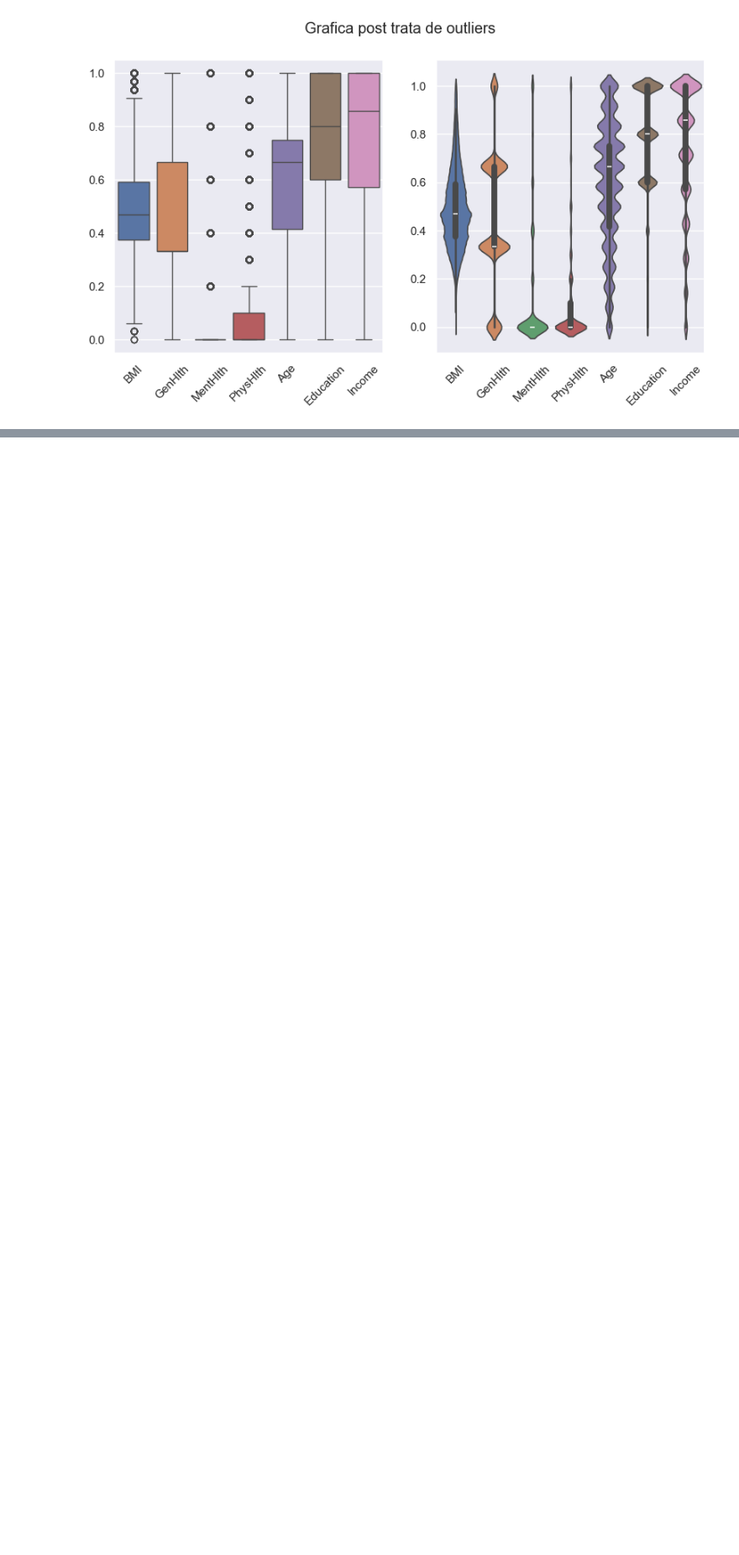
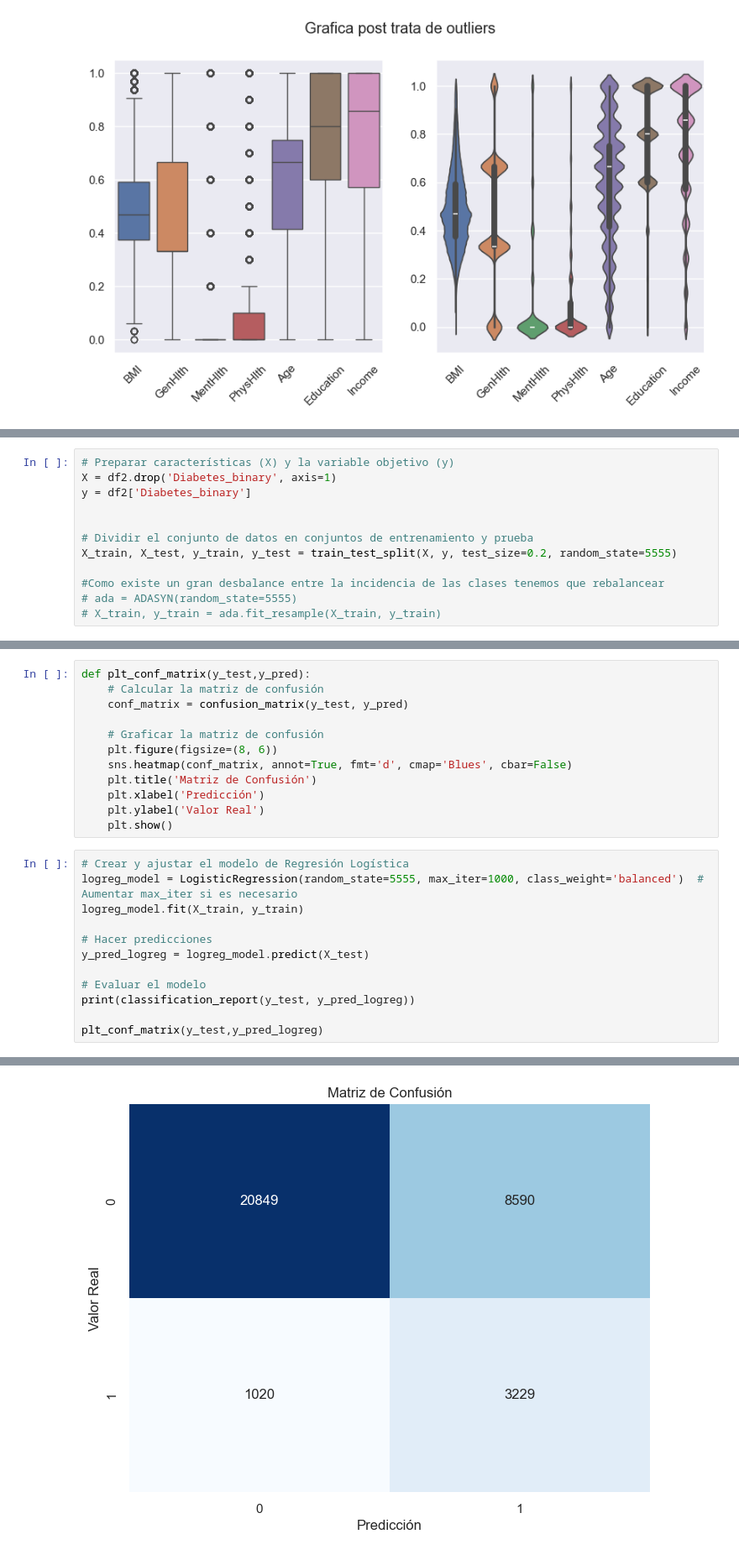
Before and after one commit to Gaddran/Tarea4MachineLearning, a Jupyter notebook: notebooks/Tarea4.ipynb, the cells around one changed output, grey strips where cells are left out. Shown at 84% size. Saved outputs shown, nothing was run; the diff lists cells and outputs as text; blank space fills up the shorter version.

```diff
--- a/notebooks/Tarea4.ipynb
+++ b/notebooks/Tarea4.ipynb
@@ -266,0 +289,12 @@ plt.show()
+# %%
+# Preparar características (X) y la variable objetivo (y)
+X = df2.drop('Diabetes_binary', axis=1)
+y = df2['Diabetes_binary']
+
+
+# Dividir el conjunto de datos en conjuntos de entrenamiento y prueba
+X_train, X_test, y_train, y_test = train_test_split(X, y, test_size=0.2, random_state=5555)
+
+#Como existe un gran desbalance entre la incidencia de las clases tenemos que rebalancear
+# ada = ADASYN(random_state=5555)
+# X_train, y_train = ada.fit_resample(X_train, y_train)
@@ -266,0 +303,25 @@ plt.show()
+# %%
+def plt_conf_matrix(y_test,y_pred):
+    # Calcular la matriz de confusión
+    conf_matrix = confusion_matrix(y_test, y_pred)
+
+    # Graficar la matriz de confusión
+    plt.figure(figsize=(8, 6))
+    sns.heatmap(conf_matrix, annot=True, fmt='d', cmap='Blues', cbar=False)
+    plt.title('Matriz de Confusión')
+    plt.xlabel('Predicción')
+    plt.ylabel('Valor Real')
+    plt.show()
+# %%
+# Crear y ajustar el modelo de Regresión Logística
+logreg_model = LogisticRegression(random_state=5555, max_iter=1000, class_weight='balanced')  # Aumentar max_iter si es necesario
+logreg_model.fit(X_train, y_train)
+
+# Hacer predicciones
+y_pred_logreg = logreg_model.predict(X_test)
+
+# Evaluar el modelo
+print(classification_report(y_test, y_pred_logreg))
+
+plt_conf_matrix(y_test,y_pred_logreg)
+# %% [output]
@@ -266,0 +336 @@ plt.show()
+[figure, added]
```
Also changed, not shown: parts of 27 cells of this notebook, 1 other file.
